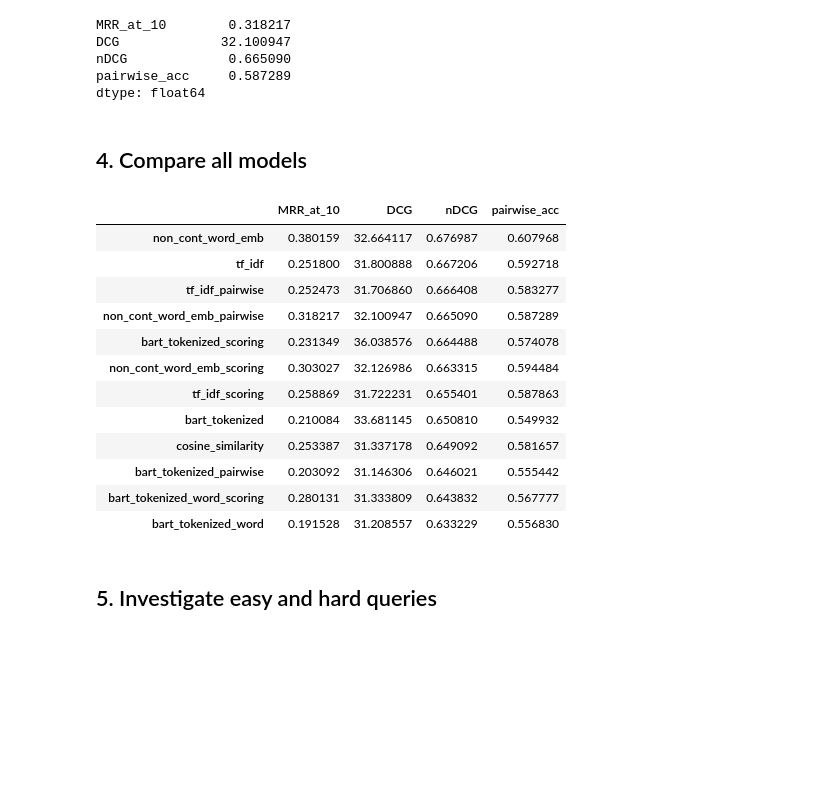
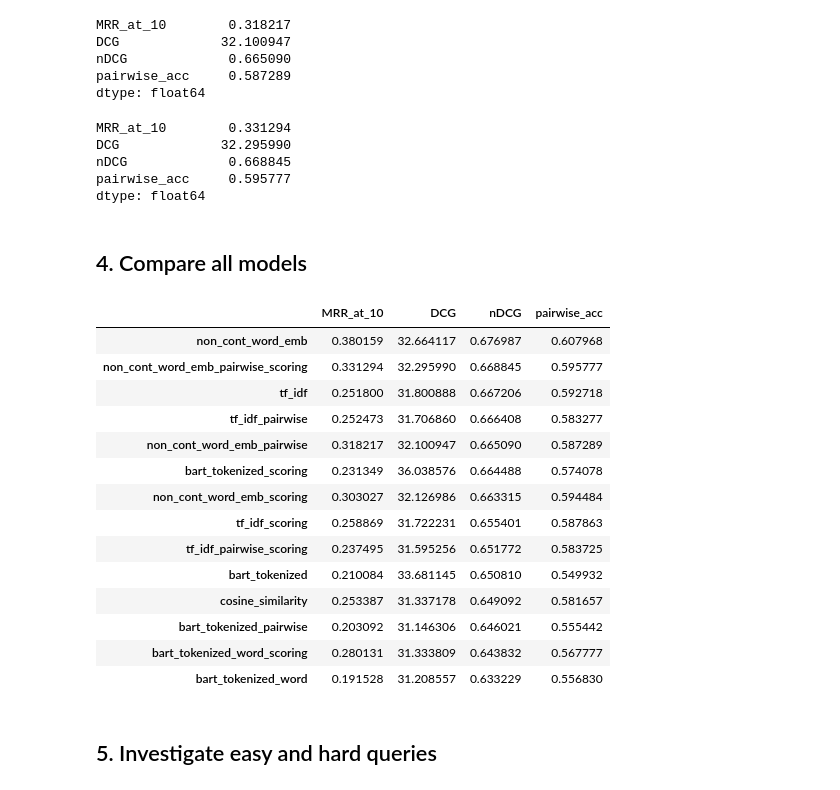
Before and after one commit to annadymanus/IR-project, a Jupyter notebook: model_metrics.ipynb, the cells around one changed output. Cells and saved outputs as stored; diff of their text form; code cells hidden in the pictures; blank space fills up the shorter version.

Commit message:
more models

```diff
--- a/model_metrics.ipynb
+++ b/model_metrics.ipynb
@@ -79,11 +79,17 @@ with open(f'{models_base_path}/non_cont_word_emb_pointwise_scoring_preds.pickle'
 with open(f'{models_base_path}/tf_idf_pairwise_preds.pickle', 'rb') as file:
     model_tf_idf_pairwise = pickle.load(file)
 
+with open(f'{models_base_path}/tf_idf_pairwise_scoring_preds.pickle', 'rb') as file:
+    model_tf_idf_pairwise_scoring = pickle.load(file)
+
 with open(f'{models_base_path}/bart_tokenized_pairwise_preds.pickle', 'rb') as file:
     model_bart_tokenized_pairwise = pickle.load(file)
 
 with open(f'{models_base_path}/non_cont_word_emb_pairwise_preds.pickle', 'rb') as file:
     model_non_cont_word_emb_pairwise = pickle.load(file)
+
+with open(f'{models_base_path}/non_cont_word_emb_pairwise_scoring_preds.pickle', 'rb') as file:
+    model_non_cont_word_emb_pairwise_scoring = pickle.load(file)
 # %% [output]
 Looking in indexes: https://pypi.org/simple, https://us-python.pkg.dev/colab-wheels/public/simple/
 Requirement already satisfied: pickle5 in /usr/local/lib/python3.7/dist-packages (0.0.12)
@@ -597,3 +603,12 @@ DCG             31.706860
 nDCG             0.666408
 pairwise_acc     0.583277
 dtype: float64
+# %%
+metrics_model_tf_idf_pairwise_scoring = pd.DataFrame(
+    get_model_metrics_per_query_at_k(
+        model_tf_idf_pairwise_scoring,
+        gold_standard,
+    )
+)
+
+metrics_model_tf_idf_pairwise_scoring.drop(columns=['queryid']).mean()
@@ -627,6 +648,21 @@ DCG             32.100947
 nDCG             0.665090
 pairwise_acc     0.587289
 dtype: float64
+# %%
+metrics_model_non_cont_word_emb_pairwise_scoring = pd.DataFrame(
+    get_model_metrics_per_query_at_k(
+        model_non_cont_word_emb_pairwise_scoring,
+        gold_standard,
+    )
+)
+
+metrics_model_non_cont_word_emb_pairwise_scoring.drop(columns=['queryid']).mean()
+# %% [output]
+MRR_at_10        0.331294
+DCG             32.295990
+nDCG             0.668845
+pairwise_acc     0.595777
+dtype: float64
 # %% [markdown]
 ## 4. Compare all models
 # %%
@@ -638,42 +674,47 @@ pd.concat(
         metrics_model_tf_idf.drop(columns=['queryid']).mean(),
         metrics_model_tf_idf_scoring.drop(columns=['queryid']).mean(),
         metrics_model_bart_tokenized.drop(columns=['queryid']).mean(),
         metrics_model_bart_tokenized_scoring.drop(columns=['queryid']).mean(),
         metrics_model_bart_tokenized_word.drop(columns=['queryid']).mean(),
         metrics_model_bart_tokenized_word_scoring.drop(columns=['queryid']).mean(),
         metrics_model_non_cont_word_emb.drop(columns=['queryid']).mean(),
         metrics_model_non_cont_word_emb_scoring.drop(columns=['queryid']).mean(),
         # Pairwise
         metrics_model_tf_idf_pairwise.drop(columns=['queryid']).mean(),
+        metrics_model_tf_idf_pairwise_scoring.drop(columns=['queryid']).mean(),
         metrics_model_bart_tokenized_pairwise.drop(columns=['queryid']).mean(),
         metrics_model_non_cont_word_emb_pairwise.drop(columns=['queryid']).mean(),
-
+        metrics_model_non_cont_word_emb_pairwise_scoring.drop(columns=['queryid']).mean(),
     ],
     axis=1,
     names=['a', 'b', 'c', 'd', 'e', 'f']
 ).T.rename(index={
     0: 'cosine_similarity',
     1: 'tf_idf',
     2: 'tf_idf_scoring',
     3: 'bart_tokenized',
     4: 'bart_tokenized_scoring',
     5: 'bart_tokenized_word',
     6: 'bart_tokenized_word_scoring',
     7: 'non_cont_word_emb',
     8: 'non_cont_word_emb_scoring',
     9: 'tf_idf_pairwise',
-    10: 'bart_tokenized_pairwise',
-    11: 'non_cont_word_emb_pairwise',
+    10: 'tf_idf_pairwise_scoring',
+    11: 'bart_tokenized_pairwise',
+    12: 'non_cont_word_emb_pairwise',
+    13: 'non_cont_word_emb_pairwise_scoring',
 }).sort_values(by='nDCG', ascending=False)
 # %% [output]
 |  | MRR_at_10 | DCG | nDCG | pairwise_acc |
 | non_cont_word_emb | 0.380159 | 32.664117 | 0.676987 | 0.607968 |
+| non_cont_word_emb_pairwise_scoring | 0.331294 | 32.295990 | 0.668845 | 0.595777 |
 | tf_idf | 0.251800 | 31.800888 | 0.667206 | 0.592718 |
 | tf_idf_pairwise | 0.252473 | 31.706860 | 0.666408 | 0.583277 |
 | non_cont_word_emb_pairwise | 0.318217 | 32.100947 | 0.665090 | 0.587289 |
 | bart_tokenized_scoring | 0.231349 | 36.038576 | 0.664488 | 0.574078 |
 | non_cont_word_emb_scoring | 0.303027 | 32.126986 | 0.663315 | 0.594484 |
 | tf_idf_scoring | 0.258869 | 31.722231 | 0.655401 | 0.587863 |
+| tf_idf_pairwise_scoring | 0.237495 | 31.595256 | 0.651772 | 0.583725 |
 | bart_tokenized | 0.210084 | 33.681145 | 0.650810 | 0.549932 |
 | cosine_similarity | 0.253387 | 31.337178 | 0.649092 | 0.581657 |
 | bart_tokenized_pairwise | 0.203092 | 31.146306 | 0.646021 | 0.555442 |
```
Also changed, not shown: parts of 1 cell of this notebook.
